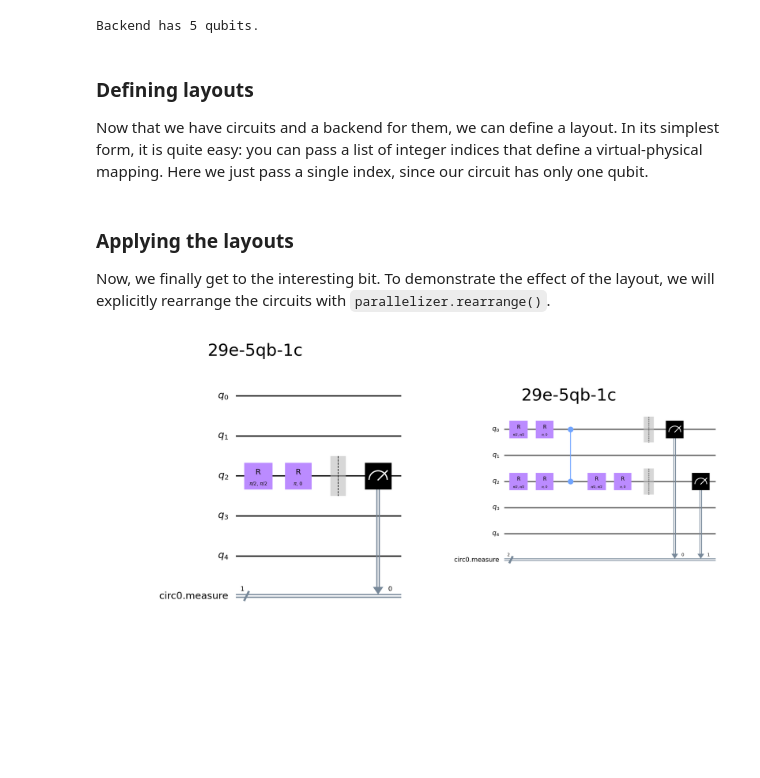
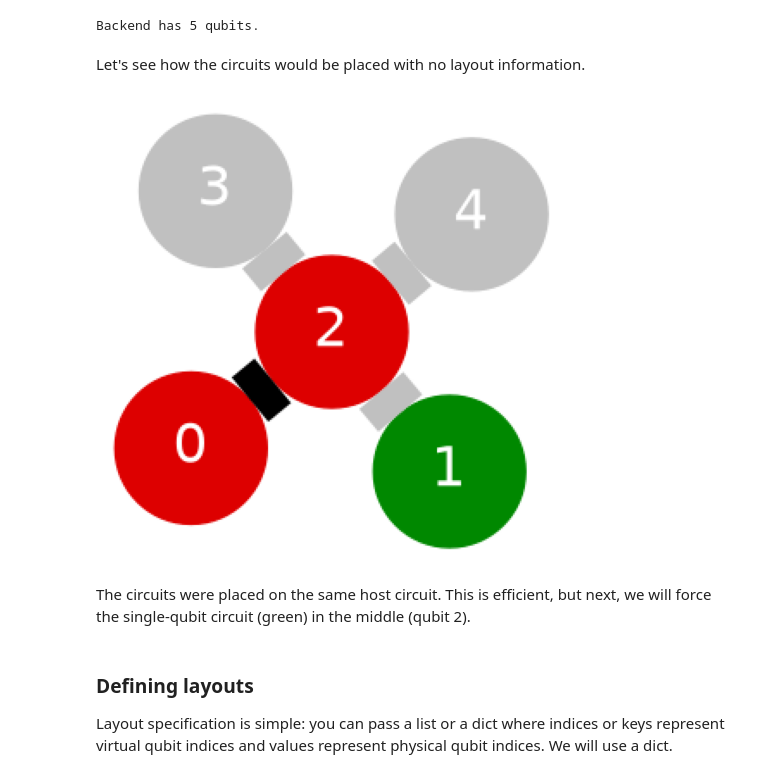
Before and after one commit to vttresearch/qc-parallelizer, a Jupyter notebook: notebooks/circuit-layouts.ipynb, the cells around one changed output. Saved outputs shown, nothing was run; the diff lists cells and outputs as text; code cells hidden in the pictures; blank space fills up the shorter version.

```diff
--- a/notebooks/circuit-layouts.ipynb
+++ b/notebooks/circuit-layouts.ipynb
@@ -80,9 +50,3 @@ backend = iqm.IQMFakeAdonis()
 print(f"Backend has {backend.num_qubits} qubits.")
 # %% [output]
 Backend has 5 qubits.
-# %% [markdown]
-### Defining layouts
-
-Now that we have circuits and a backend for them, we can define a layout. In its simplest form, it
-is quite easy: you can pass a list of integer indices that define a virtual-physical mapping. Here
-we just pass a single index, since our circuit has only one qubit.
@@ -94,10 +53,15 @@ circuits_with_layouts = [
-# %% [markdown]
-### Applying the layouts
-
-Now, we finally get to the interesting bit. To demonstrate the effect of the layout, we will
-explicitly rearrange the circuits with `parallelizer.rearrange()`.
-# %%
-parallel_circuits = parallelizer.rearrange(circuits_with_layouts, backend)
-plot_circuits(list(parallel_circuits.values()))
-# %% [output]
-[figure, removed]
+# %% [markdown]
+Let's see how the circuits would be placed with no layout information.
+# %%
+rearranged = parallelizer.rearrange(circuits, backend)
+parallelizer.visualization.plot_placements(rearranged)
+# %% [output]
+[figure, added]
+# %% [markdown]
+The circuits were placed on the same host circuit. This is efficient, but next, we will force the
+single-qubit circuit (green) in the middle (qubit 2).
+# %% [markdown]
+### Defining layouts
+
+Layout specification is simple: you can pass a list or a dict where indices or keys represent
+virtual qubit indices and values represent physical qubit indices. We will use a dict.
```
Also changed, not shown: parts of 12 cells of this notebook, 26 other files.
